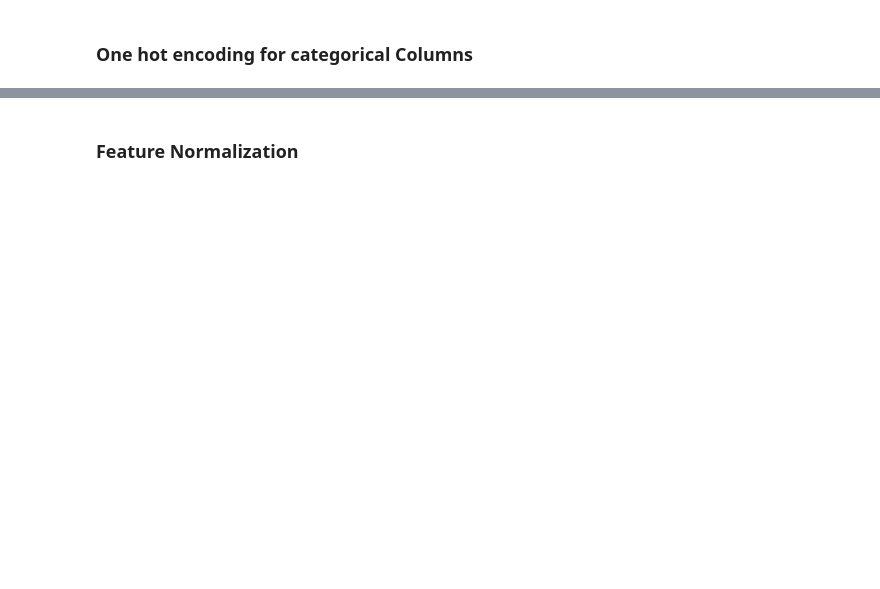
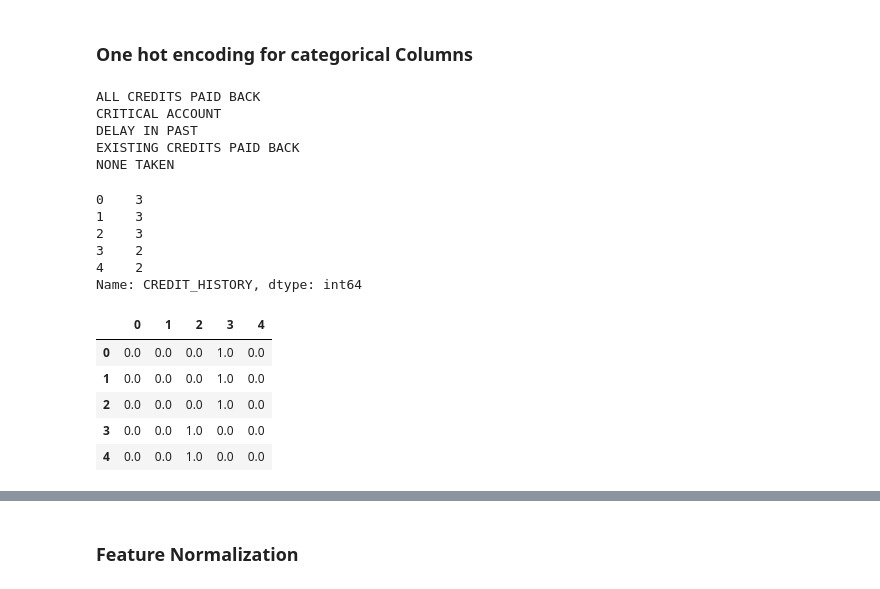
Before and after one commit to josiahsams/iitdelhi2018Inst, a Jupyter notebook: InstructorV2.ipynb, the cells around one changed output, grey strips where cells are left out. Cells and saved outputs as stored; diff of their text form; code cells hidden in the pictures; blank space fills up the shorter version.

```diff
--- a/InstructorV2.ipynb
+++ b/InstructorV2.ipynb
@@ -135,6 +135,34 @@ pickle.dump(labelEncoderList, open('labelEncoderList.model', 'wb'))
 collabelList = np.concatenate( labelList, axis=0 )
 # %% [markdown]
 ### One hot encoding for categorical Columns
+# %%
+key = categoricalColumns[0]
+for clas in labelEncoderList[key].classes_:
+    print(clas)
+# %% [output]
+ALL CREDITS PAID BACK
+CRITICAL ACCOUNT
+DELAY IN PAST
+EXISTING CREDITS PAID BACK
+NONE TAKEN
+# %%
+OH_enc_test = OneHotEncoder(categorical_features=[1], handle_unknown='ignore', n_values="auto")
+transformed_data = OH_enc_test.fit_transform(cust_pd_X.values)
+print(cust_pd_X.ix[:,1].head())
+pd.DataFrame(transformed_data.toarray()).ix[:,:4].head()
+# %% [output]
+0    3
+1    3
+2    3
+3    2
+4    2
+Name: CREDIT_HISTORY, dtype: int64
+|  | 0 | 1 | 2 | 3 | 4 |
+| 0 | 0.0 | 0.0 | 0.0 | 1.0 | 0.0 |
+| 1 | 0.0 | 0.0 | 0.0 | 1.0 | 0.0 |
+| 2 | 0.0 | 0.0 | 0.0 | 1.0 | 0.0 |
+| 3 | 0.0 | 0.0 | 1.0 | 0.0 | 0.0 |
+| 4 | 0.0 | 0.0 | 1.0 | 0.0 | 0.0 |
 # %%
 OH_enc = OneHotEncoder(categorical_features=cat_indexes, handle_unknown='ignore', n_values="auto")
 OH_enc.fit(cust_pd_X.values)
```
Also changed, not shown: parts of 9 cells of this notebook.
